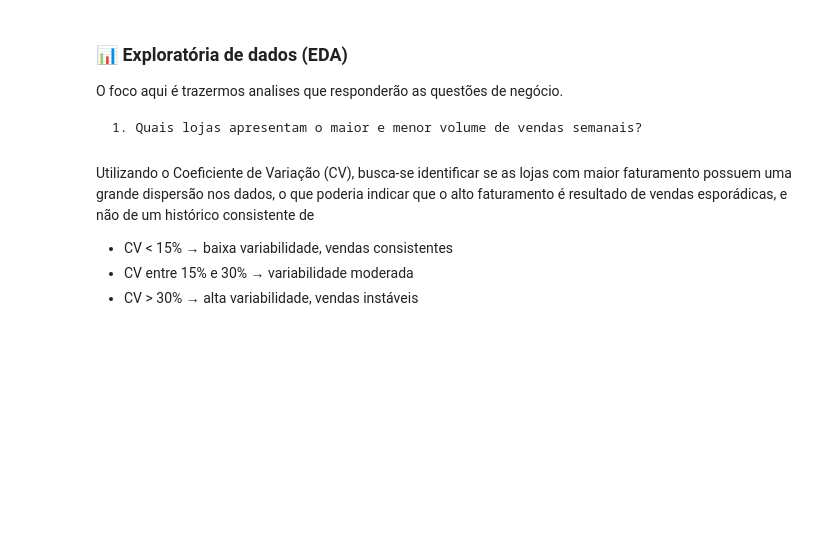
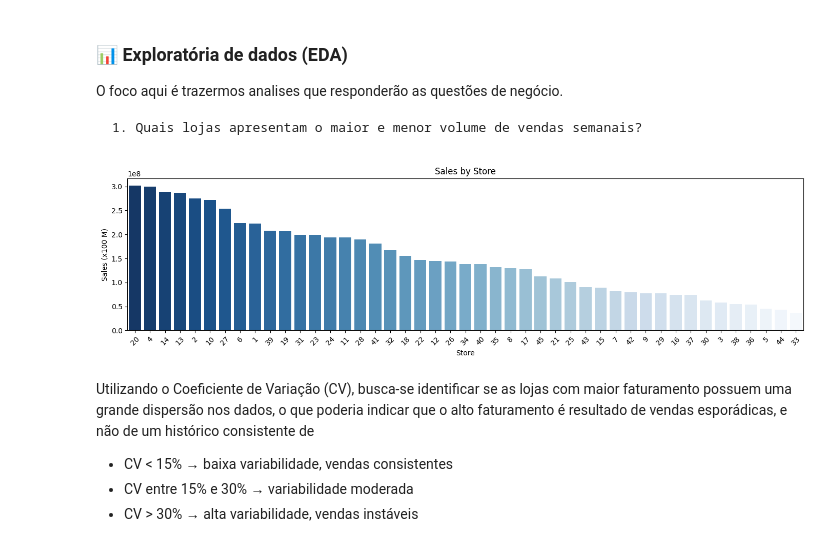
Before and after one commit to diogobueno-analytics/walmart-sales, a Jupyter notebook: walmart_analysis.ipynb, the cells around one changed output. Cells and saved outputs as stored; diff of their text form; code cells hidden in the pictures; blank space fills up the shorter version.

```diff
--- a/walmart_analysis.ipynb
+++ b/walmart_analysis.ipynb
@@ -126,3 +110,26 @@ fig.show()
+# %%
+df_store = df.groupby('Store')['Weekly_Sales'].sum().reset_index()
+df_store = df_store.sort_values('Weekly_Sales', ascending=False)
+
+plt.figure(figsize=(14, 4))
+sns.barplot(
+    data=df_store,
+    x='Store',
+    y='Weekly_Sales',
+    palette='Blues_r',
+    order=df_store['Store'],
+    hue='Store',
+
+)
+
+plt.title('Sales by Store')
+plt.xlabel('Store')
+plt.ylabel('Sales (x100 M)')
+plt.xticks(rotation=45)
+plt.tight_layout()
+plt.show()
+# %% [output]
+[figure, added]
 # %% [markdown]
 Utilizando o Coeficiente de Variação (CV), busca-se identificar se as lojas com maior faturamento possuem uma grande dispersão nos dados, o que poderia indicar que o alto faturamento é resultado de vendas esporádicas, e não de um histórico consistente de
 
```
Also changed, not shown: parts of 3 cells of this notebook.
